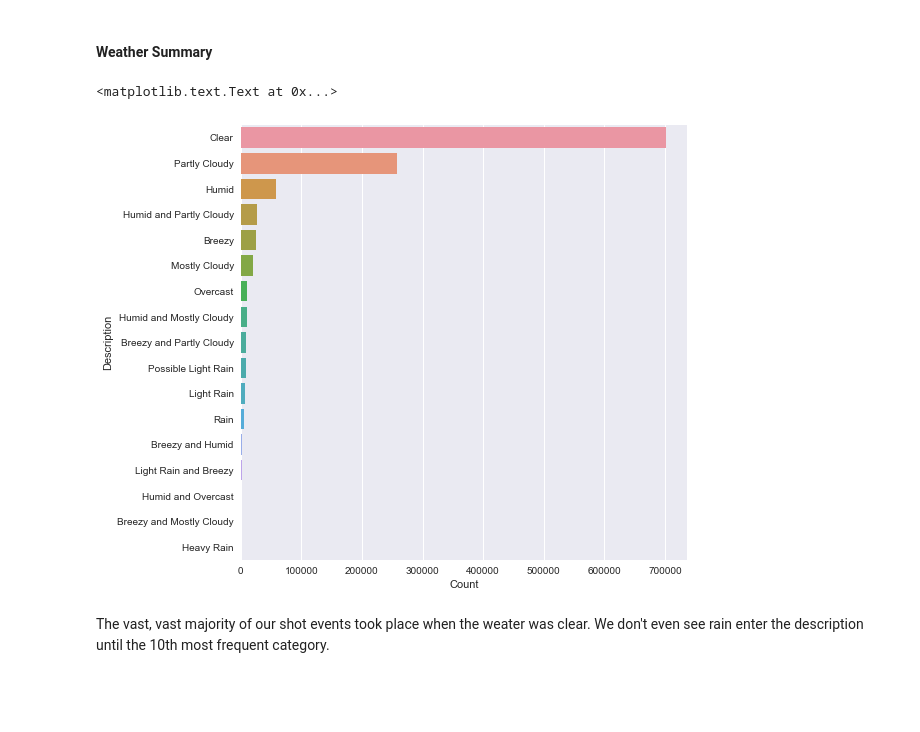
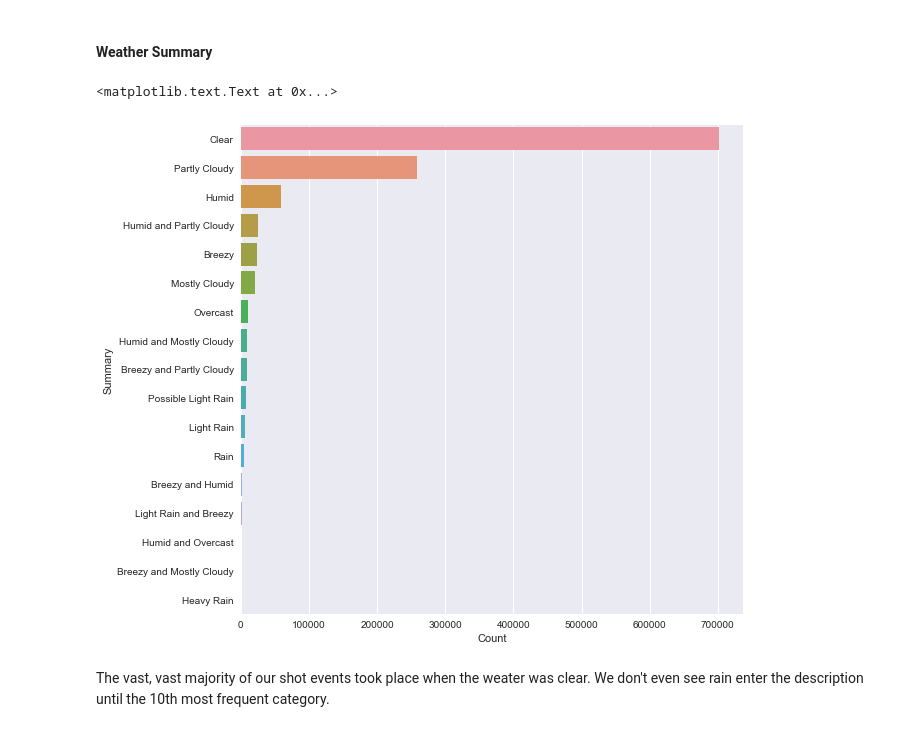
Before and after one commit to awfuldynne/golf_course_project, a Jupyter notebook: Examples/Analysis_and_Visualization.ipynb, the cells around one changed output. Cells and saved outputs as stored; diff of their text form; code cells hidden in the pictures; blank space fills up the shorter version.

Commit message:
Reduced code needed to generate Summary count plot and deleted Player Analysis notebook

```diff
--- a/Examples/Analysis_and_Visualization.ipynb
+++ b/Examples/Analysis_and_Visualization.ipynb
@@ -104,10 +100,10 @@ summaries.sort_values('Count', inplace = True, ascending = False)
 # %%
-plt.subplots(figsize = (8,8))
-sns.barplot(x = 'Count', y = 'Description', data = summaries, order = summaries['Description'])
+plt.subplots(figsize = (9,9))
+sns.countplot(y = 'Summary', data = df_ori, order = df_ori['Summary'].value_counts().index)
 plt.xlabel('Count')
 # %% [output]
 <matplotlib.text.Text at 0x...>
-[figure, old version]
+[figure, new version]
 # %% [markdown]
 The vast, vast majority of our shot events took place when the weater was clear. We don't even see rain enter the description until the 10th most frequent category.
 # %% [markdown]
```
Also changed, not shown: parts of 1 cell of this notebook, 1 other file.
